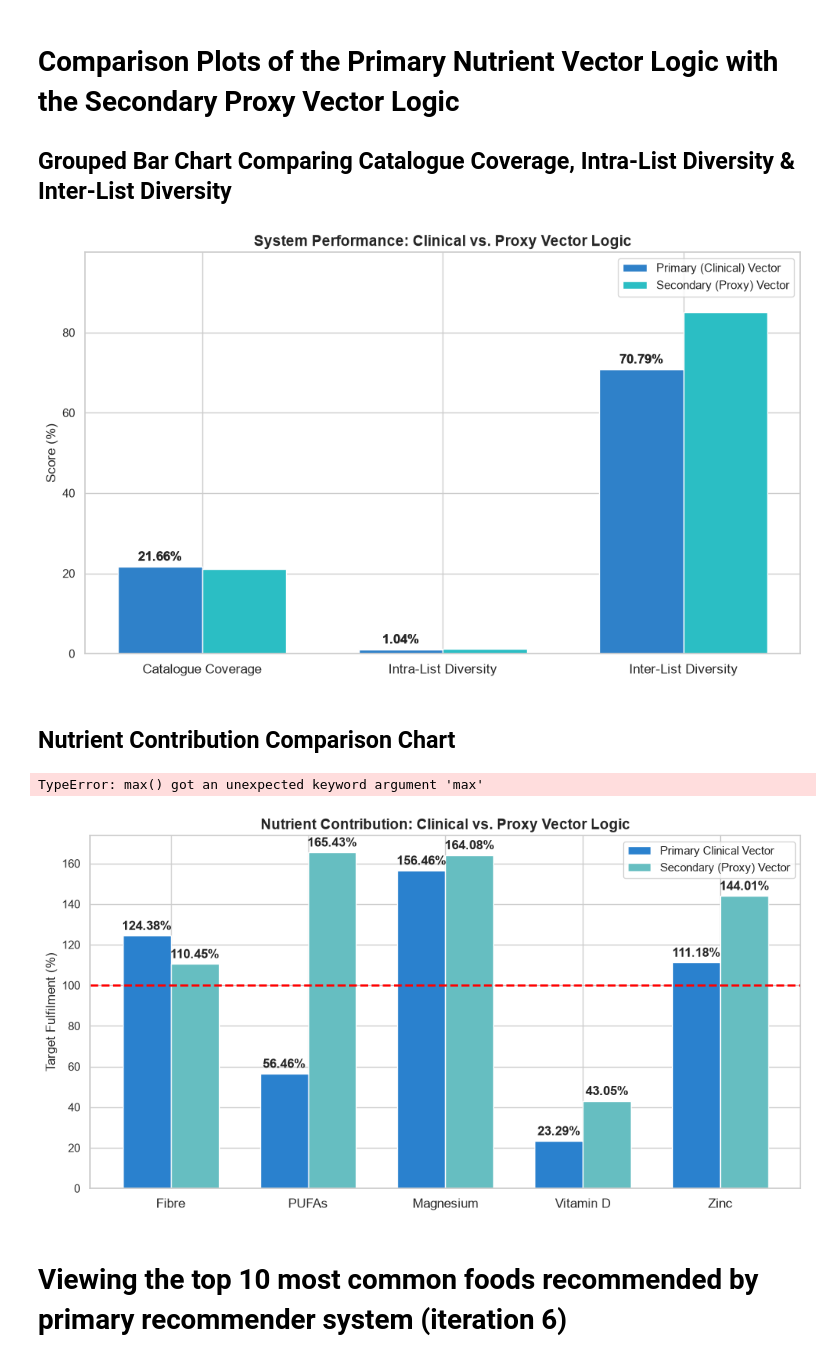
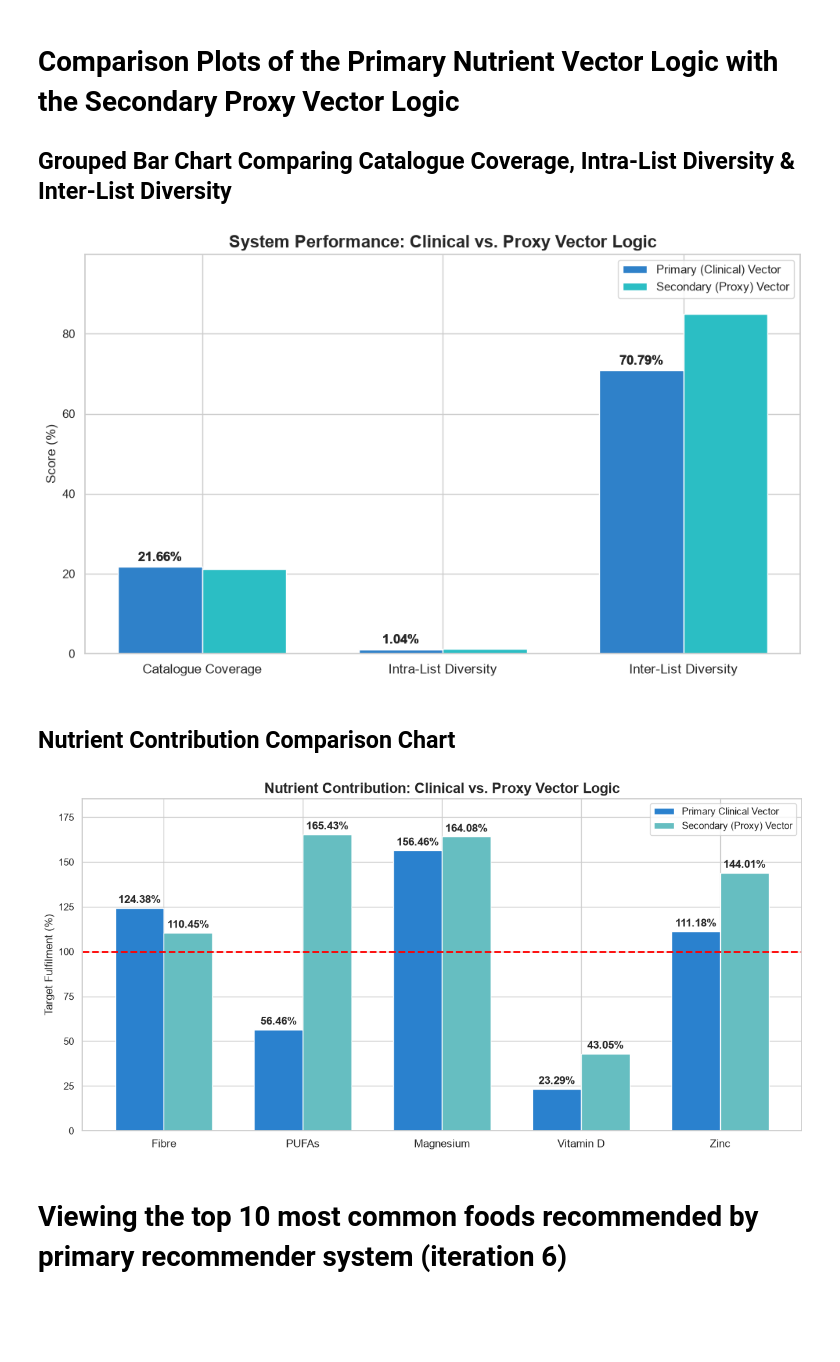
Before and after one commit to lbaxendale/masters_project, a Jupyter notebook: MODELLING_FILE.ipynb, the cells around one changed output. Drawn from its saved outputs; the diff is of its cells as text; code cells hidden in the pictures; blank space fills up the shorter version.

```diff
--- a/MODELLING_FILE.ipynb
+++ b/MODELLING_FILE.ipynb
@@ -1222,7 +1234,7 @@ bars2 = ax.bar(x + width/2, proxy_metrics, width, label='Secondary (Proxy) Vecto
 
 #Configuring the format and labels
 ax.set_ylabel('Score (%)', fontsize=12)
-ax.set_title('System Performance: Clinical vs. Proxy Vector Logic', fontsize=14, fontweight='bold')
+ax.set_title('System Performance: Clinical vs. Proxy Vector Logic', fontsize=16, fontweight='bold')
 ax.set_xticks(x)
 ax.set_xticklabels(labels, fontsize=12)
 ax.legend()
@@ -1246,7 +1258,7 @@ ax.set_ylim(0, max(max(primary_metrics), max(proxy_metrics)) + 15)
 fig.tight_layout()
 plt.show()
 # %% [output]
-[figure, old version]
+[figure, new version]
 # %% [markdown]
 ## Nutrient Contribution Comparison Chart
 # %%
@@ -1260,36 +1272,35 @@ primary_nutrients = [124.38, 56.46, 156.46, 23.29, 111.18]
 proxy_nutrients = [110.45, 165.43, 164.08, 43.05, 144.01]
 
 #Connecting the nutrients to the labels
 x_nutrients = np.arange(len(nutrients))
 width = 0.35
 
 #Configuring the size of the chart
 fig, ax = plt.subplots(figsize=(12, 6))
 
 #Creating the grouped bars
 bar1 = ax.bar(x_nutrients - width/2, primary_nutrients, width, label='Primary Clinical Vector', color="#2a81ce")
 bar2 = ax.bar(x_nutrients + width/2, proxy_nutrients, width, label='Secondary (Proxy) Vector', color="#66bec1")
 
 #Configuring the format and the 100% target line
 ax.set_ylabel('Target Fulfilment (%)', fontsize=12)
-ax.set_title('Nutrient Contribution: Clinical vs. Proxy Vector Logic', fontsize=14, fontweight='bold')
+ax.set_title('Nutrient Contribution: Clinical vs. Proxy Vector Logic', fontsize=16, fontweight='bold')
 ax.set_xticks(x_nutrients)
 ax.set_xticklabels(nutrients, fontsize=12)
 ax.legend()
 
 #Labelling the plot
 plt.axhline(y=100, color='red', linestyle='--', linewidth=2, label='100% Target')
 
 autolabel(bar1)
 autolabel(bar2)
 ax.set_ylim(0, max(max(primary_nutrients), max(proxy_nutrients)) + 20)
 
 #Showing the plot
 fig.tight_layout()
 plt.show()
 # %% [output]
-TypeError: max() got an unexpected keyword argument 'max'
-[figure, old version]
+[figure, new version]
 # %% [markdown]
 # Viewing the top 10 most common foods recommended by primary recommender system (iteration 6)
 # %%
```
Also changed, not shown: parts of 8 cells of this notebook, 12 other files.
